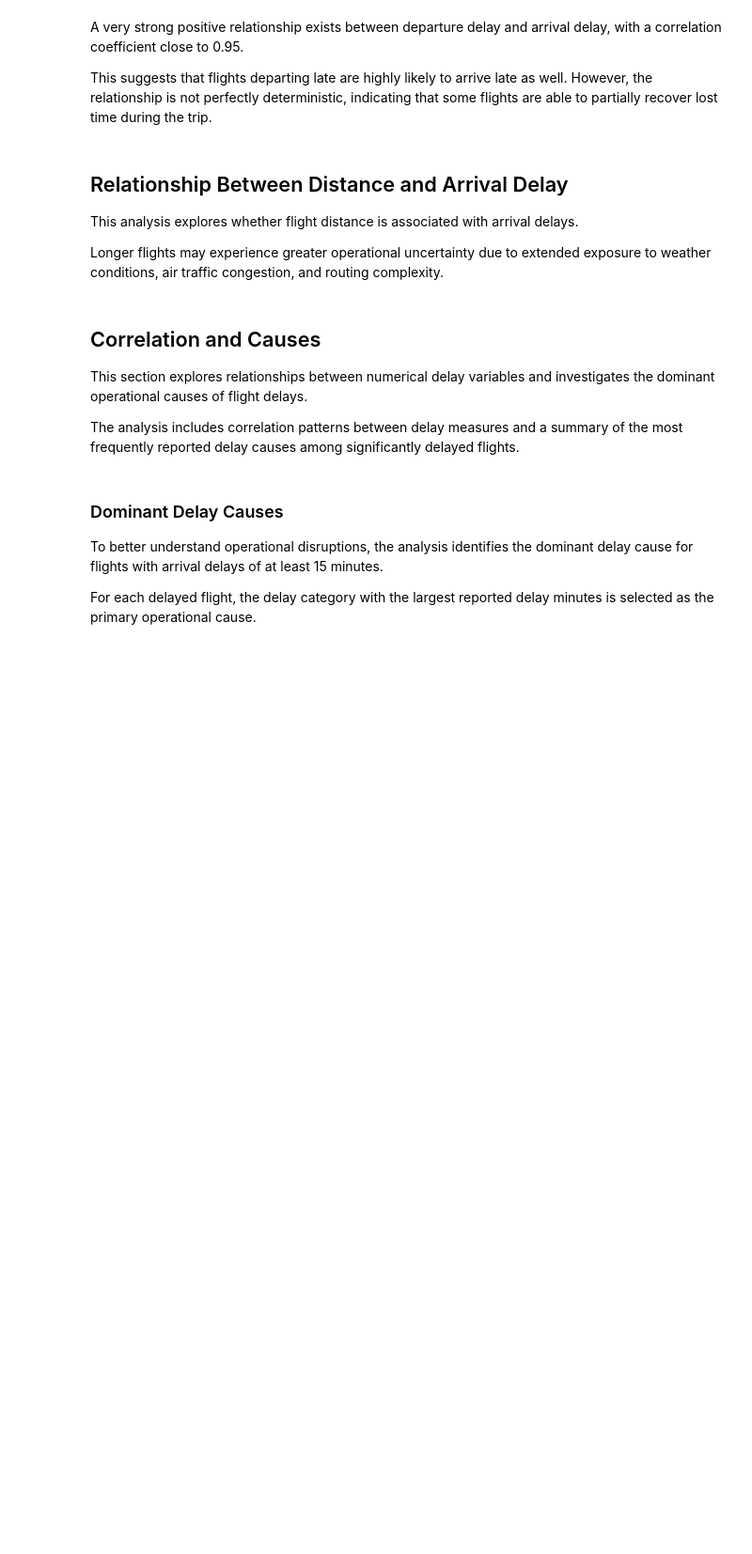
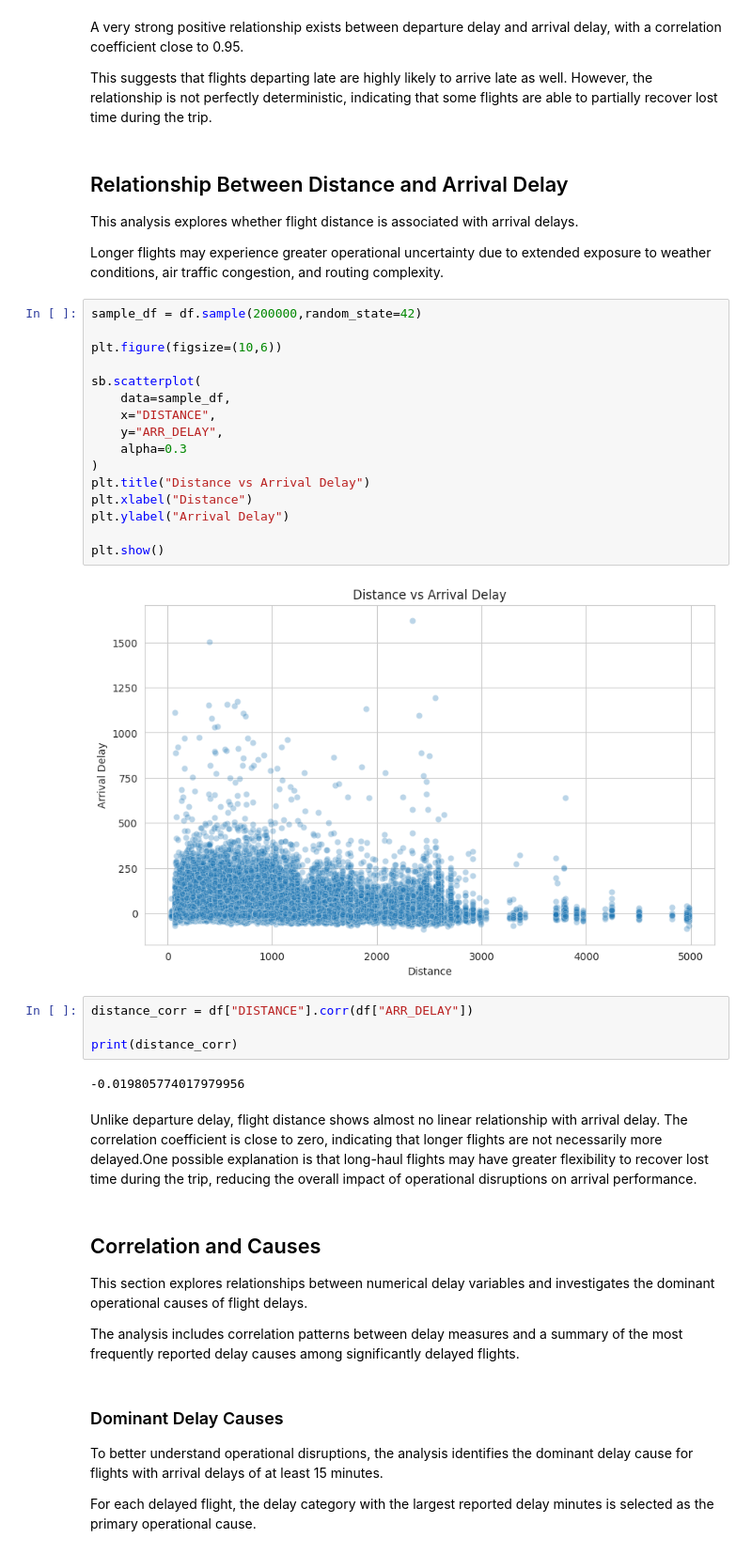
Before and after one commit to fermow/SBU-Data-Science-2026, a Jupyter notebook: Assignment_1/jupyter_notebooks/eda.ipynb, the cells around one changed output. Shown at 94% size. Saved outputs shown, nothing was run; the diff lists cells and outputs as text; blank space fills up the shorter version.

Commit message:
eda: analyze distance-delay relationship with correlation

```diff
--- a/Assignment_1/jupyter_notebooks/eda.ipynb
+++ b/Assignment_1/jupyter_notebooks/eda.ipynb
@@ -1104,6 +1104,32 @@ This suggests that flights departing late are highly likely to arrive late as we
 This analysis explores whether flight distance is associated with arrival delays.
 
 Longer flights may experience greater operational uncertainty due to extended exposure to weather conditions, air traffic congestion, and routing complexity.
+# %%
+sample_df = df.sample(200000,random_state=42)
+
+plt.figure(figsize=(10,6))
+
+sb.scatterplot(
+    data=sample_df,
+    x="DISTANCE",
+    y="ARR_DELAY",
+    alpha=0.3
+)
+plt.title("Distance vs Arrival Delay")
+plt.xlabel("Distance")
+plt.ylabel("Arrival Delay")
+
+plt.show()
+# %% [output]
+[figure, added]
+# %%
+distance_corr = df["DISTANCE"].corr(df["ARR_DELAY"])
+
+print(distance_corr)
+# %% [output]
+-0.019805774017979956
+# %% [markdown]
+Unlike departure delay, flight distance shows almost no linear relationship with arrival delay. The correlation coefficient is close to zero, indicating that longer flights are not necessarily more delayed.One possible explanation is that long-haul flights may have greater flexibility to recover lost time during the trip, reducing the overall impact of operational disruptions on arrival performance.
 # %% [markdown]
 ## Correlation and Causes
 This section explores relationships between numerical delay variables and investigates the dominant operational causes of flight delays.
```
